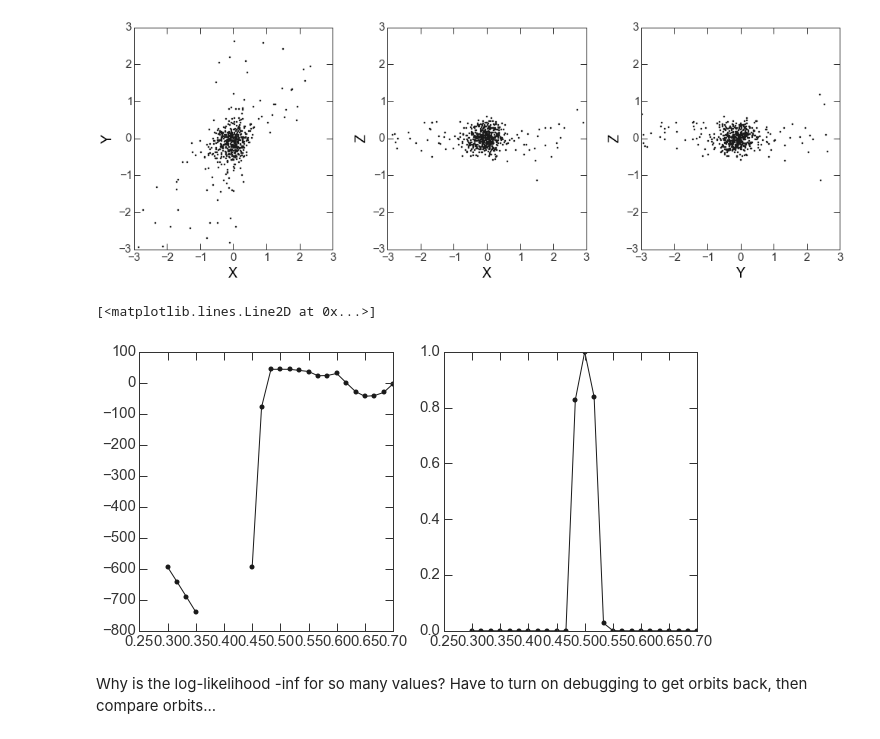
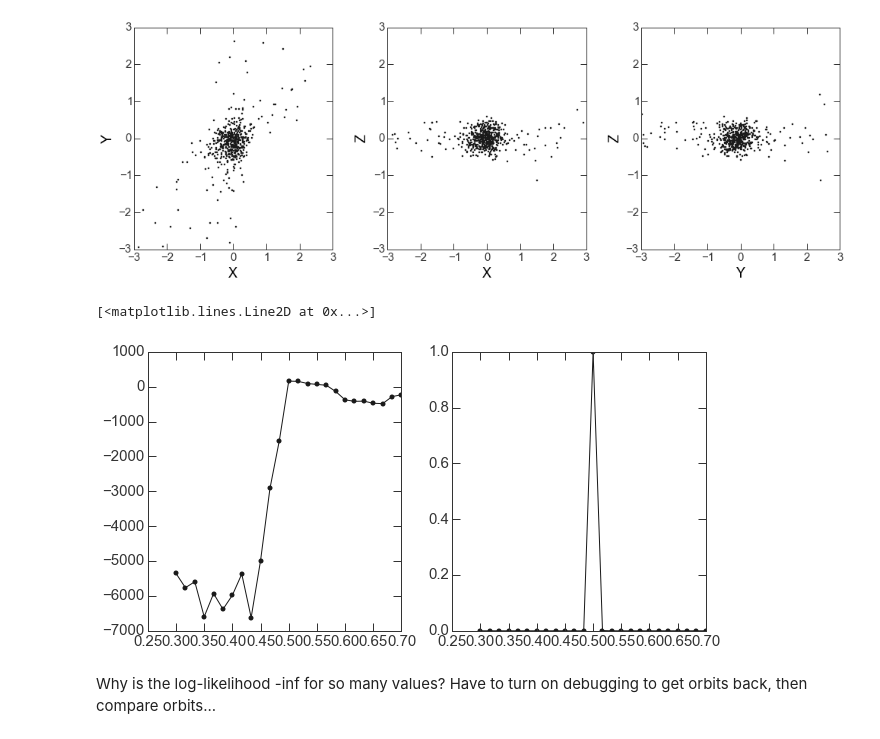
Before and after one commit to adrn/streams, a Jupyter notebook: notebooks/Restrict to energy scale.ipynb, the cells around one changed output. Cells and saved outputs as stored; diff of their text form; code cells hidden in the pictures.

```diff
--- a/notebooks/Restrict to energy scale.ipynb
+++ b/notebooks/Restrict to energy scale.ipynb
@@ -151,22 +160,24 @@ for ax in fig.axes:
 # %%
 vhs = np.linspace(0.3,0.7,25)
 l = []
 for v_h in vhs:
     p = sp.LeeSutoNFWPotential(v_h=v_h, r_h=20, a=1, b=1, c=1, units=galactic)
-    ll = rewinder_likelihood(-1., 6000.,
+    ll = rewinder_likelihood(-1., 6000,
                              p.c_instance,
-                             prog, stars[:2],
+                             prog, stars[:8],
                              2.5E6, 0.,
                              1.2, betas, -0.3)
-    l.append(ll.sum())
+    b = np.ones((6000,1))
+    b[1] = b[-1] = 0.5
+    l.append(logsumexp(ll, axis=0, b=b).sum())
 l = np.array(l)
 
 fig,axes = plt.subplots(1,2,figsize=(10,5))
 axes[0].plot(vhs, l, marker='o')
 axes[1].plot(vhs, np.exp(l - l.max()), marker='o')
 # %% [output]
 [<matplotlib.lines.Line2D at 0x...>]
-[figure, old version]
+[figure, new version]
 # %% [markdown]
 Why is the log-likelihood -inf for so many values? Have to turn on debugging to get orbits back, then compare orbits...
 # %%
```
Also changed, not shown: parts of 4 cells of this notebook.
